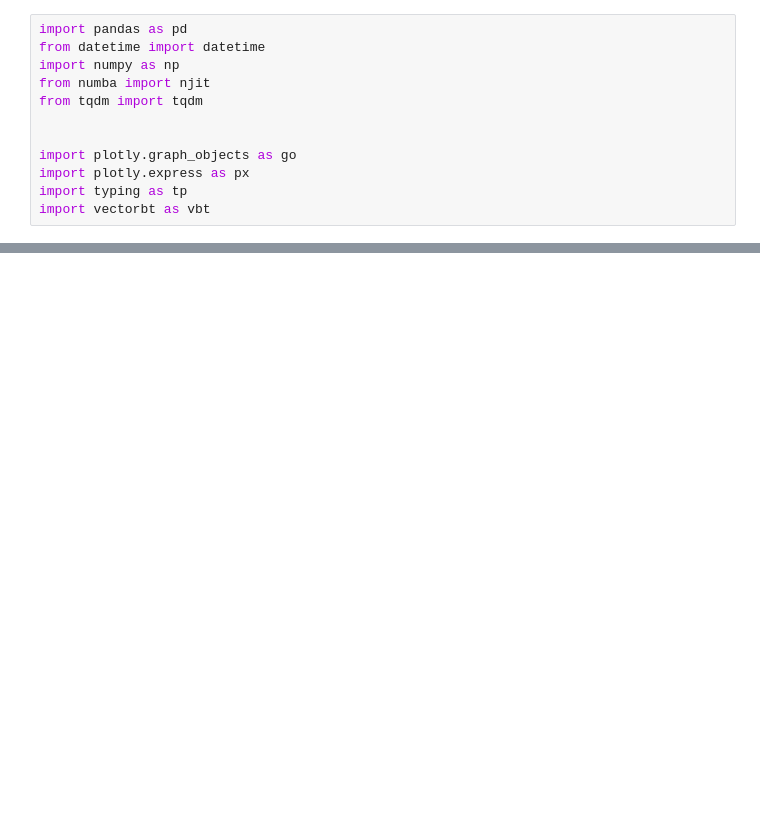
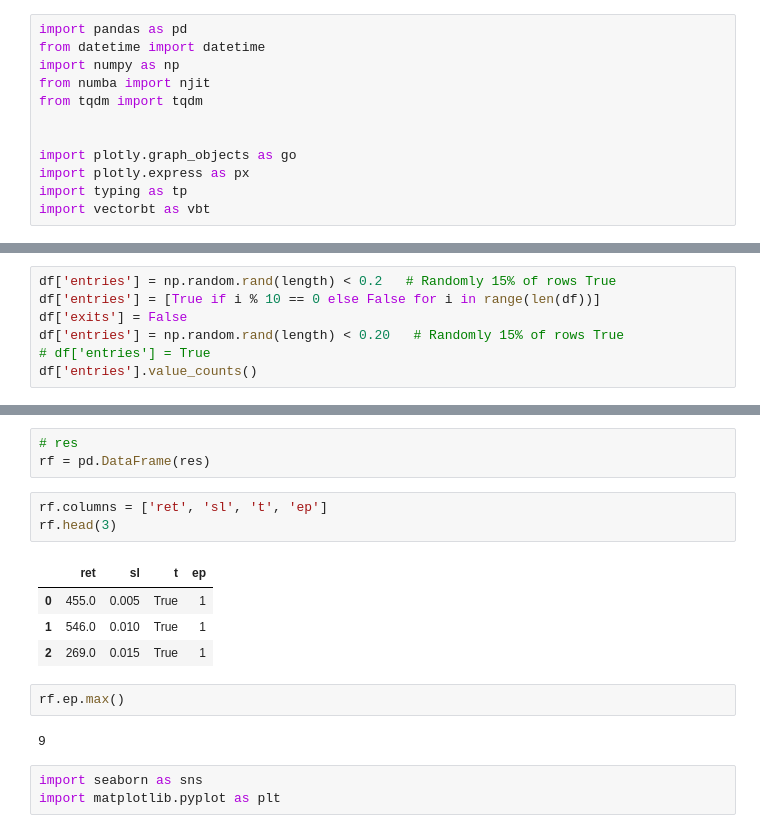
Before and after one commit to Cobasim/streamlit_yfinance, a Jupyter notebook: work_folder_temp/BTC_S2F_TESTS/vectorbt_demo_loop.ipynb, the cells around one changed output, grey strips where cells are left out. Cells and saved outputs as stored; diff of their text form; blank space fills up the shorter version.

```diff
--- a/work_folder_temp/BTC_S2F_TESTS/vectorbt_demo_loop.ipynb
+++ b/work_folder_temp/BTC_S2F_TESTS/vectorbt_demo_loop.ipynb
@@ -245,0 +105,7 @@ df
+# %%
+df['entries'] = np.random.rand(length) < 0.2   # Randomly 15% of rows True
+df['entries'] = [True if i % 10 == 0 else False for i in range(len(df))]
+df['exits'] = False
+df['entries'] = np.random.rand(length) < 0.20   # Randomly 15% of rows True
+# df['entries'] = True
+df['entries'].value_counts()
@@ -245,0 +127,18 @@ df
+# %%
+# res
+rf = pd.DataFrame(res)
+# %%
+rf.columns = ['ret', 'sl', 't', 'ep']
+rf.head(3)
+# %% [output]
+|  | ret | sl | t | ep |
+| 0 | 455.0 | 0.005 | True | 1 |
+| 1 | 546.0 | 0.010 | True | 1 |
+| 2 | 269.0 | 0.015 | True | 1 |
+# %%
+rf.ep.max()
+# %% [output]
+9
+# %%
+import seaborn as sns
+import matplotlib.pyplot as plt
```
Also changed, not shown: parts of 33 cells of this notebook, 3 other files.
